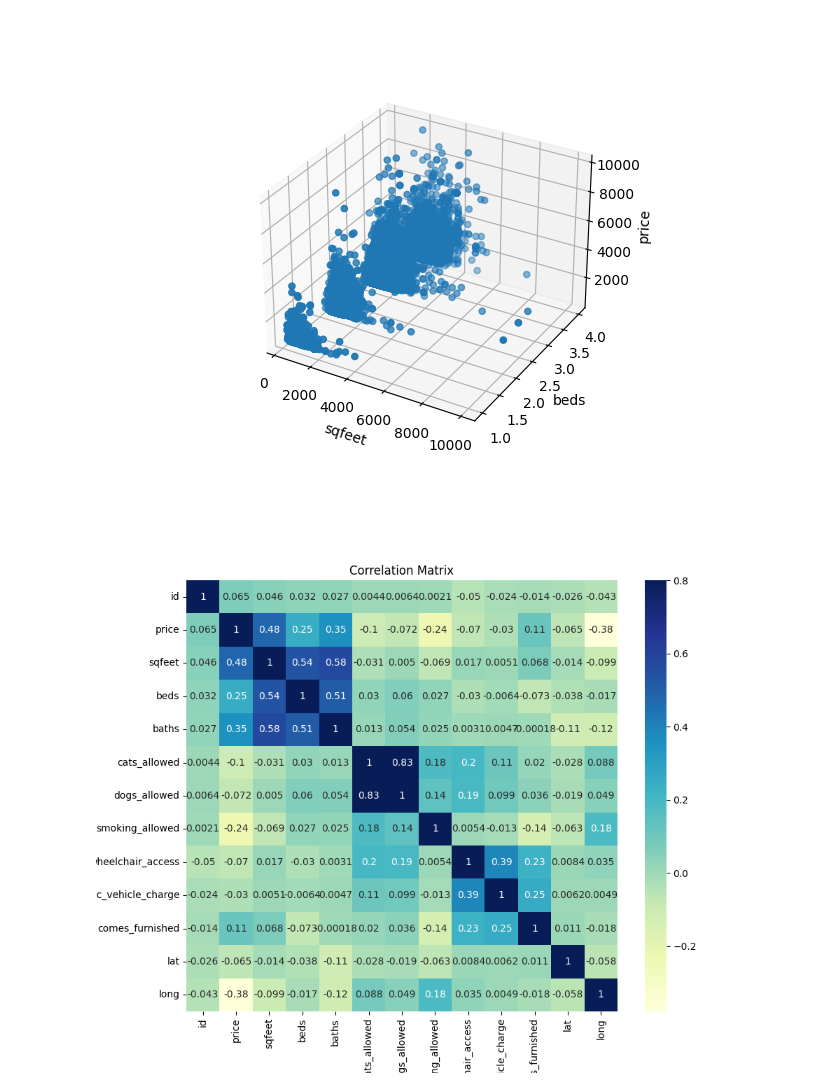
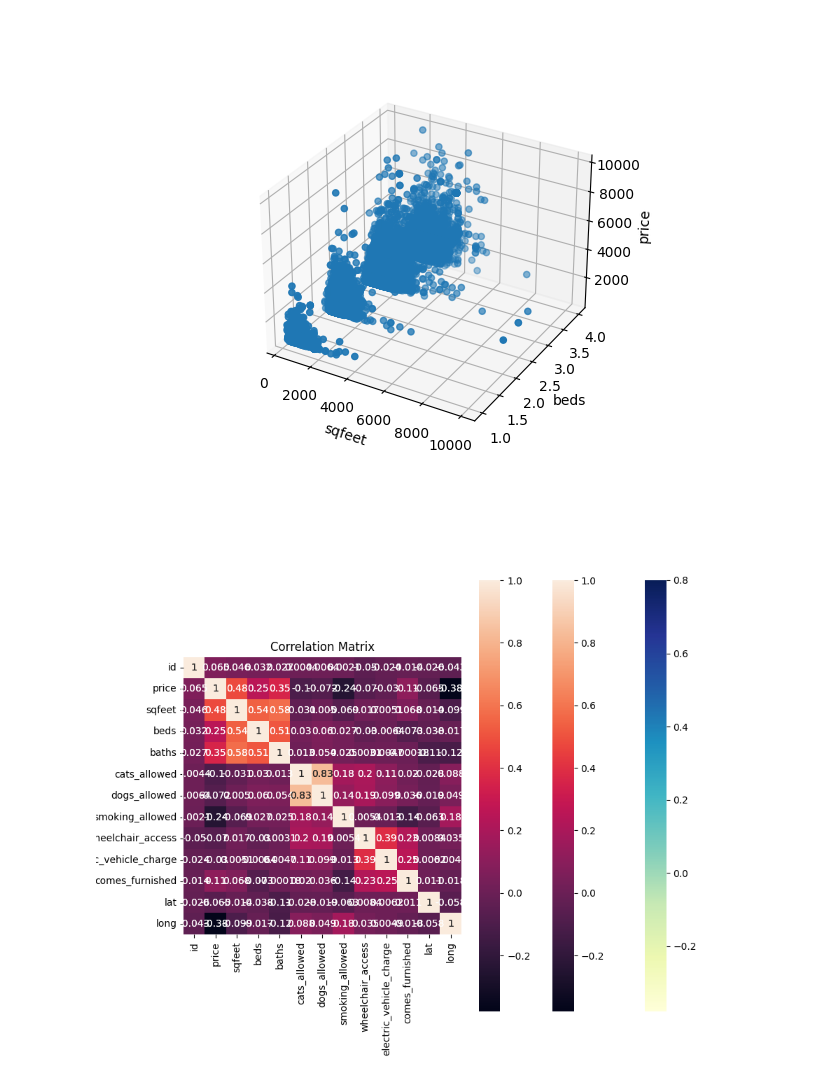
Before and after one commit to ArunGaonkar/HPCC-project, a Jupyter notebook: dataAnlysis.ipynb, the cells around one changed output. Cells and saved outputs as stored; diff of their text form; code cells hidden in the pictures.

```diff
--- a/dataAnlysis.ipynb
+++ b/dataAnlysis.ipynb
@@ -12,7 +13,7 @@ import seaborn as sns
 # Pre-processing
 # %%
 #read housing.csv file
-df = pd.read_csv('housing.csv')
+df = pd.read_csv('/home/arun/Desktop/dataset/Housing/housing.csv')
 # %%
 df.dropna()
 # %% [output]
@@ -161,11 +162,9 @@ plt.show()
 # %% [output]
 [figure]
 # %%
-# draw the correlation between variables as a heatmap
+# heatmap of correlation between variables
 corr = df1.corr()
-plt.figure(figsize=(10,8))
-plt.title('Correlation Matrix')
-sns.heatmap(corr, vmax=.8, square=True, annot =True, cmap="YlGnBu")
+sns.heatmap(corr, annot=True)
 plt.show()
 # %% [output]
-[figure, old version]
+[figure, new version]
```
Also changed, not shown: parts of 1 cell of this notebook, 4 other files.
